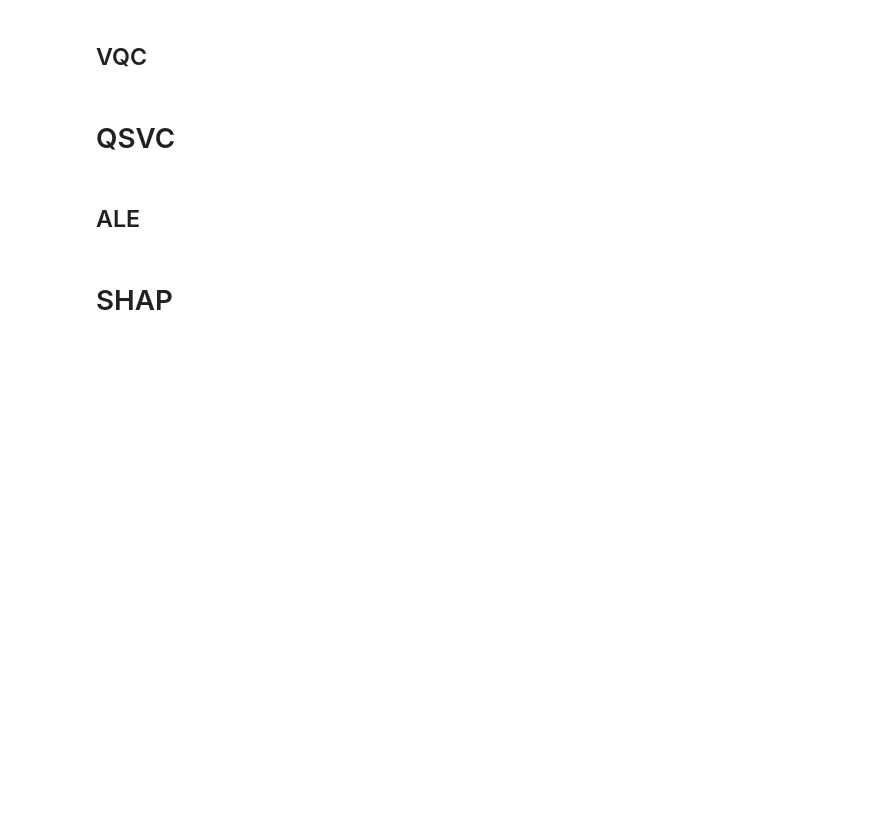
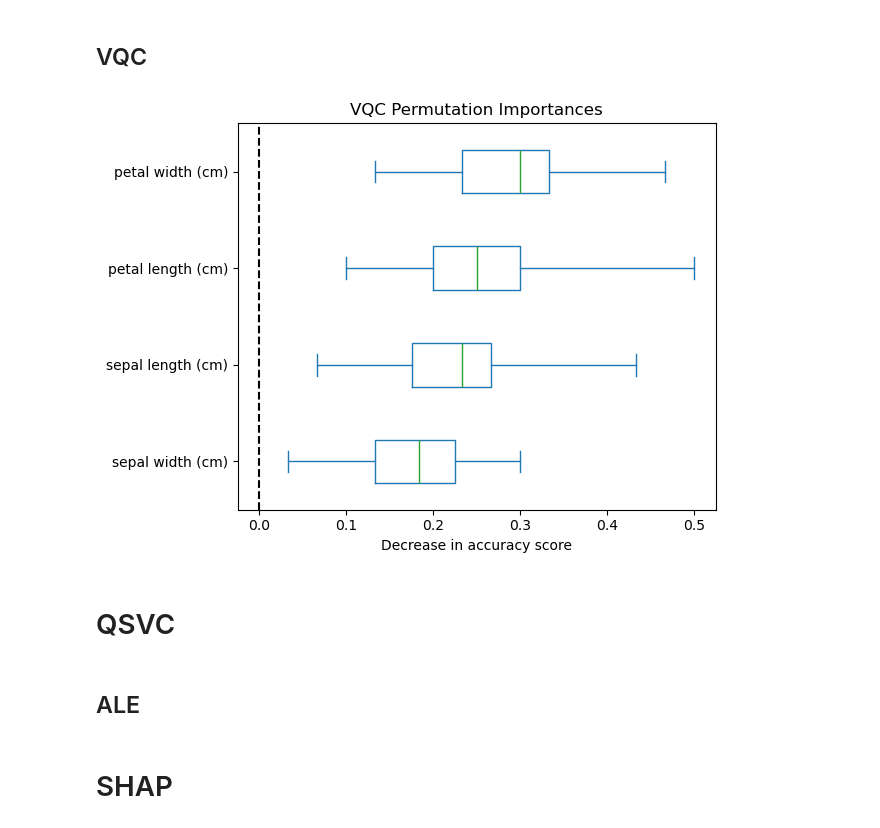
Before and after one commit to LukePower01/ml-to-qml, a Jupyter notebook: Iris_Importance_Explanation.ipynb, the cells around one changed output. Drawn from its saved outputs; the diff is of its cells as text; code cells hidden in the pictures; blank space fills up the shorter version.

```diff
--- a/Iris_Importance_Explanation.ipynb
+++ b/Iris_Importance_Explanation.ipynb
@@ -199,7 +265,9 @@ plot_permutation_importance(rf_model)
 # %% [markdown]
 ## VQC
 # %%
-plot_permutation_importance(qsvc_model)
+plot_permutation_importance(vqc)
+# %% [output]
+[figure, added]
 # %% [markdown]
 # QSVC
 # %%
```
Also changed, not shown: parts of 14 cells of this notebook, 1 other file.
